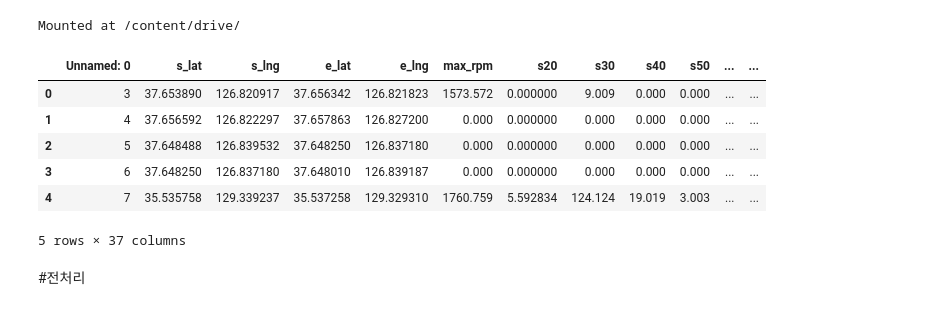
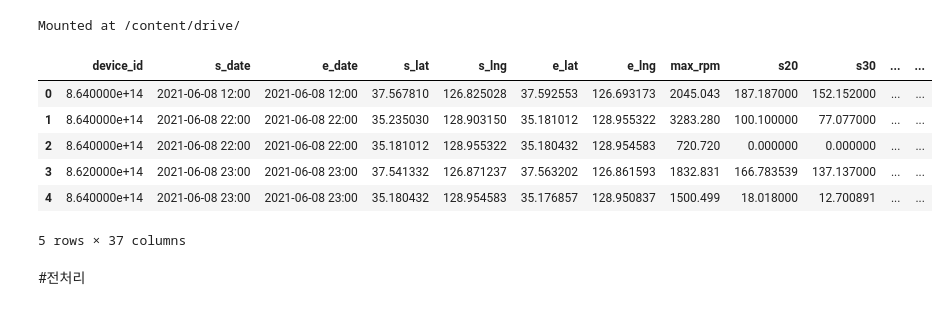
Before and after one commit to iterat1on/Realtime_abnomal_driving_detection, a Jupyter notebook: 공유자동차_전처리2.ipynb, the cells around one changed output. Cells and saved outputs as stored; diff of their text form; code cells hidden in the pictures.

```diff
--- a/공유자동차_전처리2.ipynb
+++ b/공유자동차_전처리2.ipynb
@@ -13,15 +13,15 @@ import numpy as np
 import math
 import pandas as pd
 # %%
-df = pd.read_csv('./drive/MyDrive/shortset_0812.csv')
+df = pd.read_csv('./drive/MyDrive/airport_filtered.csv')
 df.head()
 # %% [output]
-|  | Unnamed: 0 | s_lat | s_lng | e_lat | e_lng | max_rpm | s20 | s30 | s40 | s50 | ... | ... |
-| 0 | 3 | 37.653890 | 126.820917 | 37.656342 | 126.821823 | 1573.572 | 0.000000 | 9.009 | 0.000 | 0.000 | ... | ... |
-| 1 | 4 | 37.656592 | 126.822297 | 37.657863 | 126.827200 | 0.000 | 0.000000 | 0.000 | 0.000 | 0.000 | ... | ... |
-| 2 | 5 | 37.648488 | 126.839532 | 37.648250 | 126.837180 | 0.000 | 0.000000 | 0.000 | 0.000 | 0.000 | ... | ... |
-| 3 | 6 | 37.648250 | 126.837180 | 37.648010 | 126.839187 | 0.000 | 0.000000 | 0.000 | 0.000 | 0.000 | ... | ... |
-| 4 | 7 | 35.535758 | 129.339237 | 35.537258 | 129.329310 | 1760.759 | 5.592834 | 124.124 | 19.019 | 3.003 | ... | ... |
+|  | device_id | s_date | e_date | s_lat | s_lng | e_lat | e_lng | max_rpm | s20 | s30 | ... | ... |
+| 0 | 8.640000e+14 | 2021-06-08 12:00 | 2021-06-08 12:00 | 37.567810 | 126.825028 | 37.592553 | 126.693173 | 2045.043 | 187.187000 | 152.152000 | ... | ... |
+| 1 | 8.640000e+14 | 2021-06-08 22:00 | 2021-06-08 22:00 | 35.235030 | 128.903150 | 35.181012 | 128.955322 | 3283.280 | 100.100000 | 77.077000 | ... | ... |
+| 2 | 8.640000e+14 | 2021-06-08 22:00 | 2021-06-08 22:00 | 35.181012 | 128.955322 | 35.180432 | 128.954583 | 720.720 | 0.000000 | 0.000000 | ... | ... |
+| 3 | 8.620000e+14 | 2021-06-08 23:00 | 2021-06-08 23:00 | 37.541332 | 126.871237 | 37.563202 | 126.861593 | 1832.831 | 166.783539 | 137.137000 | ... | ... |
+| 4 | 8.640000e+14 | 2021-06-08 23:00 | 2021-06-08 23:00 | 35.180432 | 128.954583 | 35.176857 | 128.950837 | 1500.499 | 18.018000 | 12.700891 | ... | ... |
 5 rows × 37 columns
 # %% [markdown]
 #전처리
```
Also changed, not shown: parts of 10 cells of this notebook.
